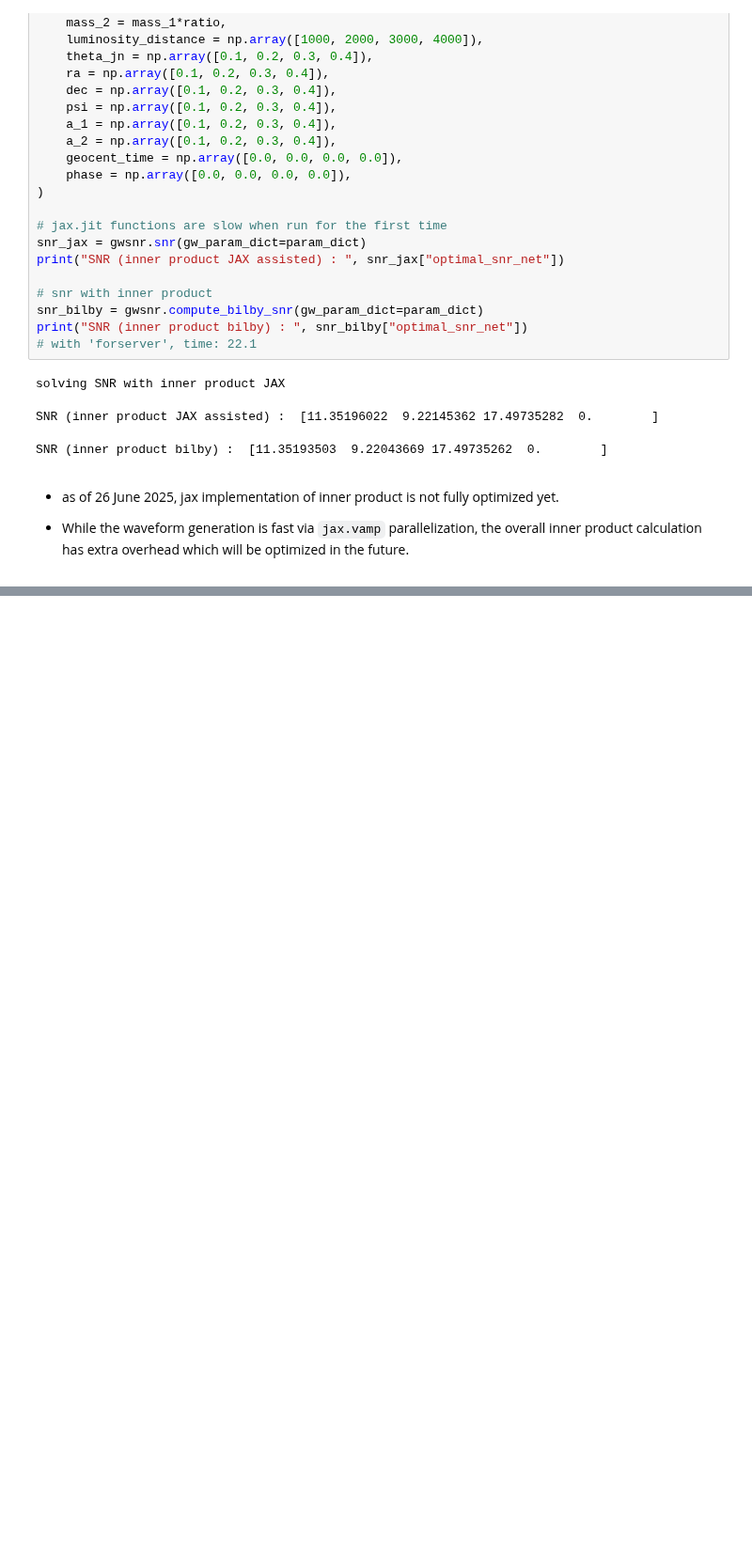
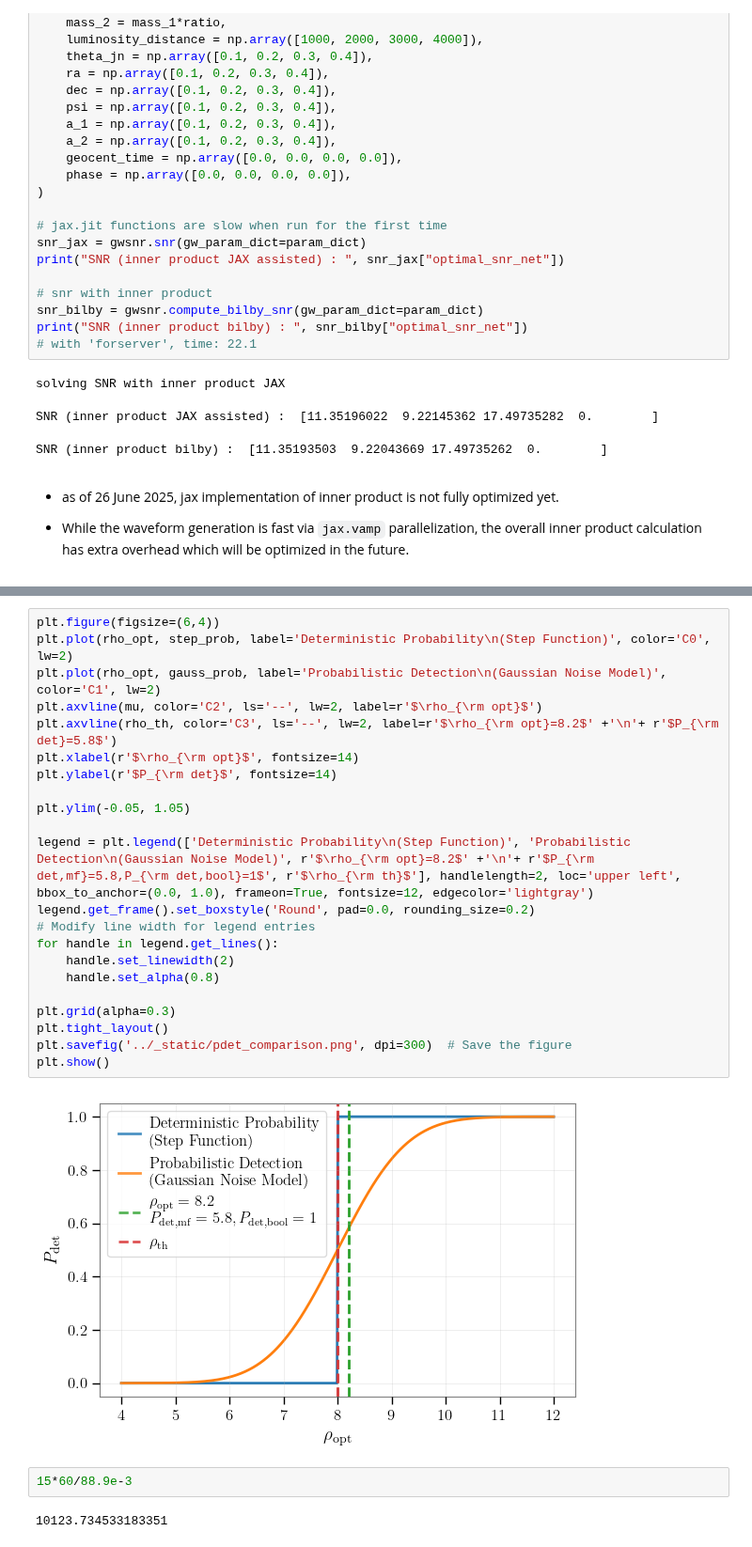
Before and after one commit to hemantaph/gwsnr, a Jupyter notebook: examples/snr_generation.ipynb, the cells around one changed output, grey strips where cells are left out. Shown at 94% size. Saved outputs shown, nothing was run; the diff lists cells and outputs as text; blank space fills up the shorter version.

```diff
--- a/examples/snr_generation.ipynb
+++ b/examples/snr_generation.ipynb
@@ -1343,0 +1343,28 @@ PosixPath('/Users/phurailatpamhemantakumar/phd/mypackages/gwsnr/examples/interpo
+# %%
+plt.figure(figsize=(6,4))
+plt.plot(rho_opt, step_prob, label='Deterministic Probability\n(Step Function)', color='C0', lw=2)
+plt.plot(rho_opt, gauss_prob, label='Probabilistic Detection\n(Gaussian Noise Model)', color='C1', lw=2)
+plt.axvline(mu, color='C2', ls='--', lw=2, label=r'$\rho_{\rm opt}$')
+plt.axvline(rho_th, color='C3', ls='--', lw=2, label=r'$\rho_{\rm opt}=8.2$' +'\n'+ r'$P_{\rm det}=5.8$')
+plt.xlabel(r'$\rho_{\rm opt}$', fontsize=14)
+plt.ylabel(r'$P_{\rm det}$', fontsize=14)
+
+plt.ylim(-0.05, 1.05)
+
+legend = plt.legend(['Deterministic Probability\n(Step Function)', 'Probabilistic Detection\n(Gaussian Noise Model)', r'$\rho_{\rm opt}=8.2$' +'\n'+ r'$P_{\rm det,mf}=5.8,P_{\rm det,bool}=1$', r'$\rho_{\rm th}$'], handlelength=2, loc='upper left', bbox_to_anchor=(0.0, 1.0), frameon=True, fontsize=12, edgecolor='lightgray')
+legend.get_frame().set_boxstyle('Round', pad=0.0, rounding_size=0.2)
+# Modify line width for legend entries
+for handle in legend.get_lines():
+    handle.set_linewidth(2)
+    handle.set_alpha(0.8)
+
+plt.grid(alpha=0.3)
+plt.tight_layout()
+plt.savefig('../_static/pdet_comparison.png', dpi=300)  # Save the figure
+plt.show()
+# %% [output]
+[figure, added]
+# %%
+15*60/88.9e-3
+# %% [output]
+10123.734533183351
```
Also changed, not shown: parts of 26 cells of this notebook, 22 other files.
